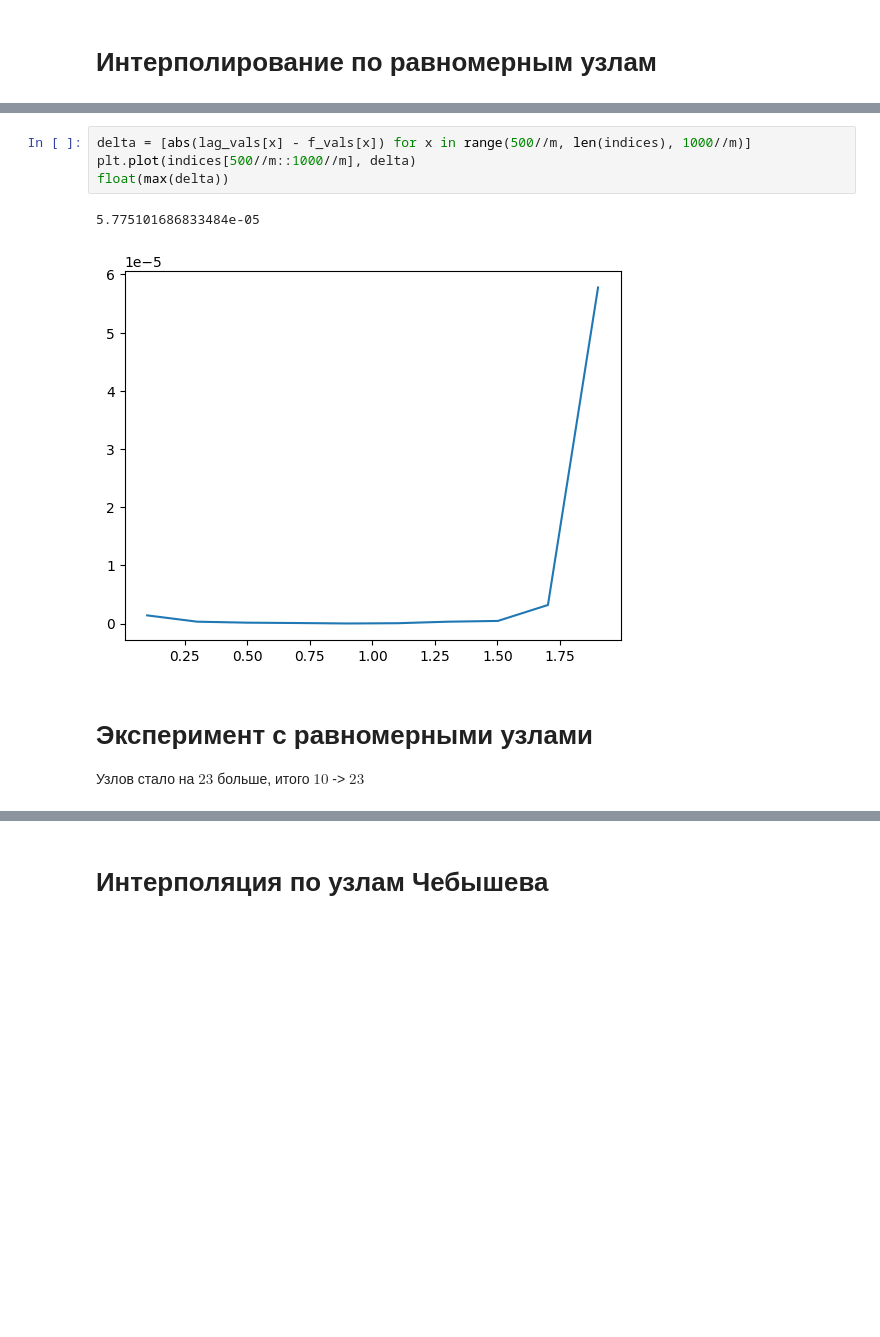
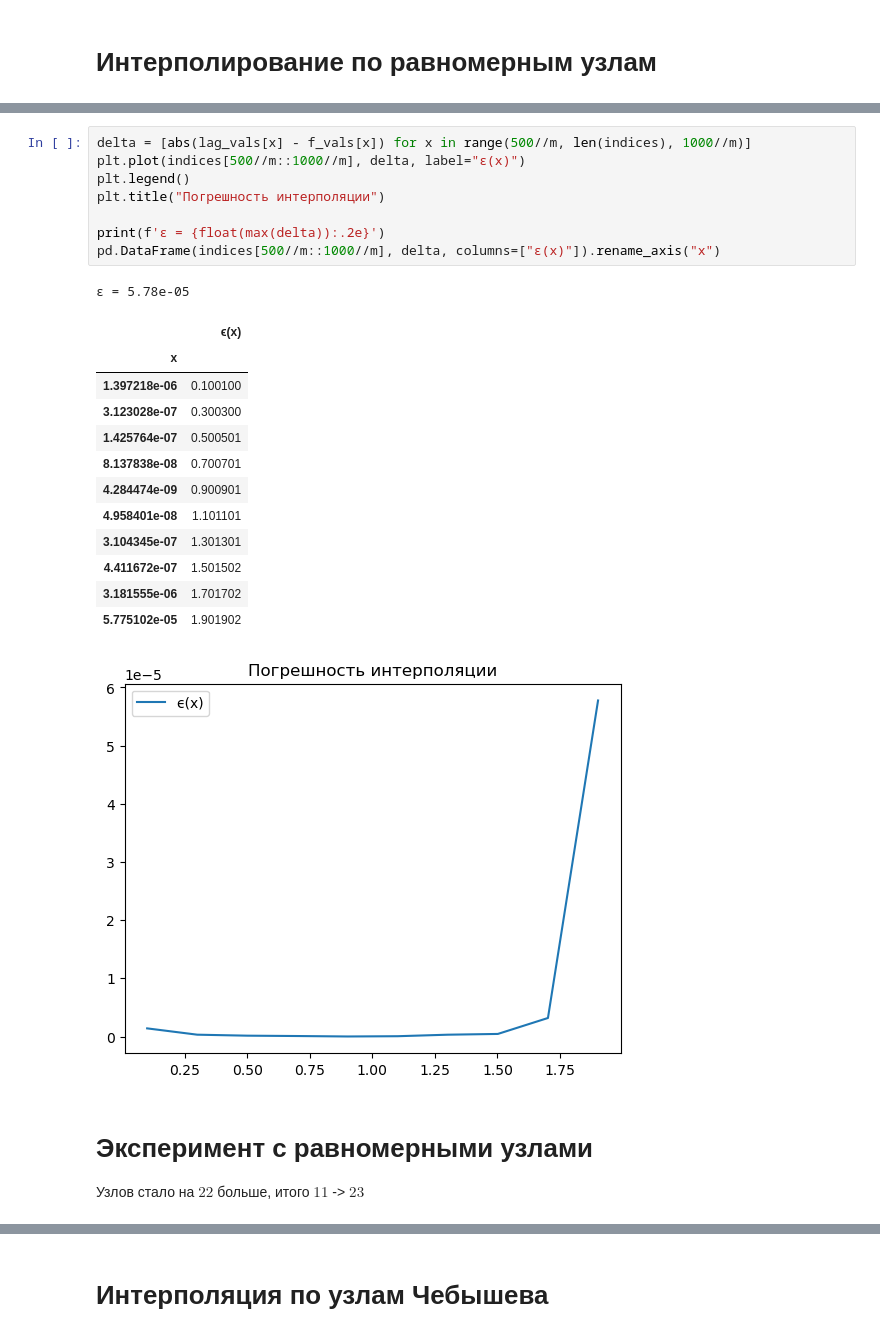
Before and after one commit to rokokol/numeric_analisys_01, a Jupyter notebook: lab.ipynb, the cells around one changed output, grey strips where cells are left out. Drawn from its saved outputs; the diff is of its cells as text; blank space fills up the shorter version.

```diff
--- a/lab.ipynb
+++ b/lab.ipynb
@@ -77,14 +101,30 @@ plt.plot(indices[::1000//m], lag_vals[::1000//m])
 [figure]
 # %%
 delta = [abs(lag_vals[x] - f_vals[x]) for x in range(500//m, len(indices), 1000//m)]
-plt.plot(indices[500//m::1000//m], delta)
-float(max(delta))
+plt.plot(indices[500//m::1000//m], delta, label="ϵ(x)")
+plt.legend()
+plt.title("Погрешность интерполяции")
+
+print(f'ϵ = {float(max(delta)):.2e}')
+pd.DataFrame(indices[500//m::1000//m], delta, columns=["ϵ(x)"]).rename_axis("x")
 # %% [output]
-5.775101686833484e-05
+ϵ = 5.78e-05
+|  | ϵ(x) |
+| x |  |
+| 1.397218e-06 | 0.100100 |
+| 3.123028e-07 | 0.300300 |
+| 1.425764e-07 | 0.500501 |
+| 8.137838e-08 | 0.700701 |
+| 4.284474e-09 | 0.900901 |
+| 4.958401e-08 | 1.101101 |
+| 3.104345e-07 | 1.301301 |
+| 4.411672e-07 | 1.501502 |
+| 3.181555e-06 | 1.701702 |
+| 5.775102e-05 | 1.901902 |
-[figure, old version]
+[figure, new version]
 # %% [markdown]
 # Эксперимент c равномерными узлами
-Узлов стало на $23$ больше, итого $10$ -> $23$
+Узлов стало на $22$ больше, итого $11$ -> $23$
 # %%
 m = 33
 lag_vals = [lagrange(x, f_vals[::1000//m], indices[::1000//m]) for x in indices]
```
Also changed, not shown: parts of 8 cells of this notebook.
